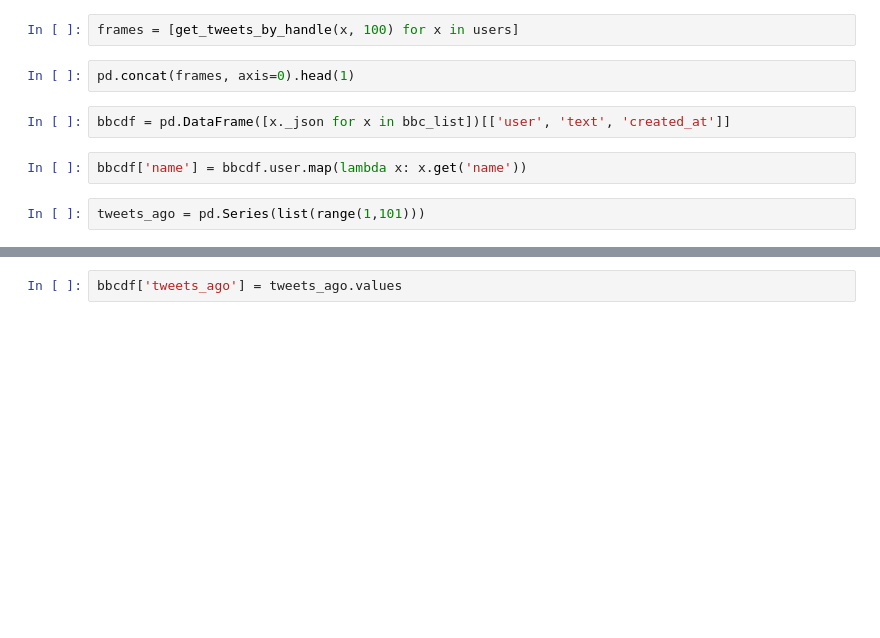
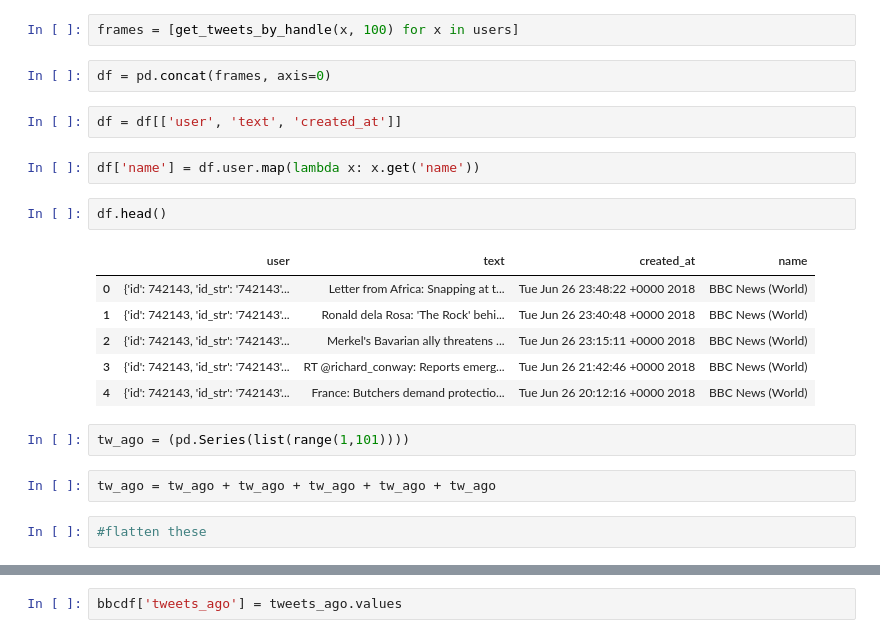
Before and after one commit to jenshurley/hw7, a Jupyter notebook: py_news_mood_final.ipynb, the cells around one changed output, grey strips where cells are left out. Cells and saved outputs as stored; diff of their text form; blank space fills up the shorter version.

```diff
--- a/py_news_mood_final.ipynb
+++ b/py_news_mood_final.ipynb
@@ -24,10 +24,23 @@ def get_tweets_by_handle(the_handle, count):
 # %%
 frames = [get_tweets_by_handle(x, 100) for x in users]
 # %%
-pd.concat(frames, axis=0).head(1)
+df = pd.concat(frames, axis=0)
-# %%
-bbcdf = pd.DataFrame([x._json for x in bbc_list])[['user', 'text', 'created_at']]
+# %%
+df = df[['user', 'text', 'created_at']]
 # %%
-bbcdf['name'] = bbcdf.user.map(lambda x: x.get('name'))
+df['name'] = df.user.map(lambda x: x.get('name'))
+# %%
+df.head()
+# %% [output]
+|  | user | text | created_at | name |
+| 0 | {'id': 742143, 'id_str': '742143'... | Letter from Africa: Snapping at t... | Tue Jun 26 23:48:22 +0000 2018 | BBC News (World) |
+| 1 | {'id': 742143, 'id_str': '742143'... | Ronald dela Rosa: 'The Rock' behi... | Tue Jun 26 23:40:48 +0000 2018 | BBC News (World) |
+| 2 | {'id': 742143, 'id_str': '742143'... | Merkel's Bavarian ally threatens ... | Tue Jun 26 23:15:11 +0000 2018 | BBC News (World) |
+| 3 | {'id': 742143, 'id_str': '742143'... | RT @richard_conway: Reports emerg... | Tue Jun 26 21:42:46 +0000 2018 | BBC News (World) |
+| 4 | {'id': 742143, 'id_str': '742143'... | France: Butchers demand protectio... | Tue Jun 26 20:12:16 +0000 2018 | BBC News (World) |
 # %%
-tweets_ago = pd.Series(list(range(1,101)))
+tw_ago = (pd.Series(list(range(1,101))))
+# %%
+tw_ago = tw_ago + tw_ago + tw_ago + tw_ago + tw_ago
+# %%
+#flatten these
```
Also changed, not shown: parts of 2 cells of this notebook.
